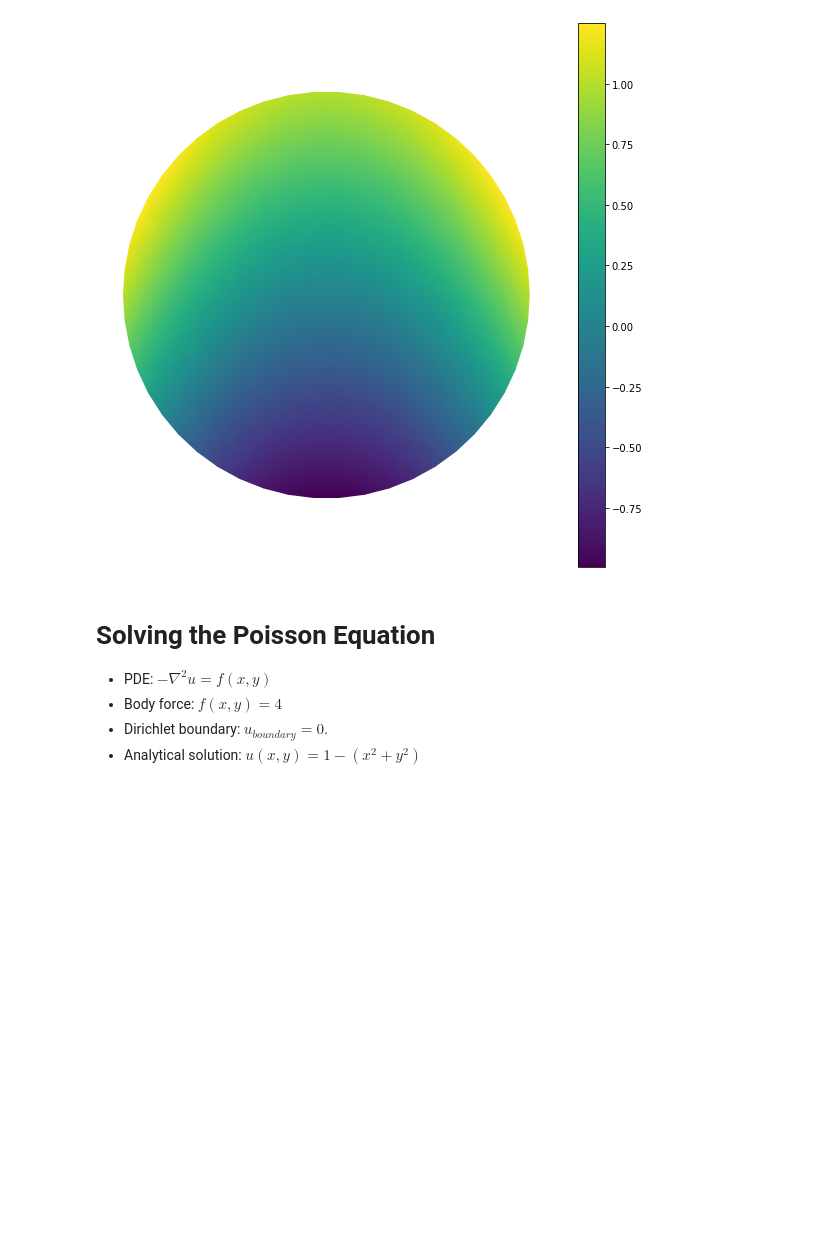
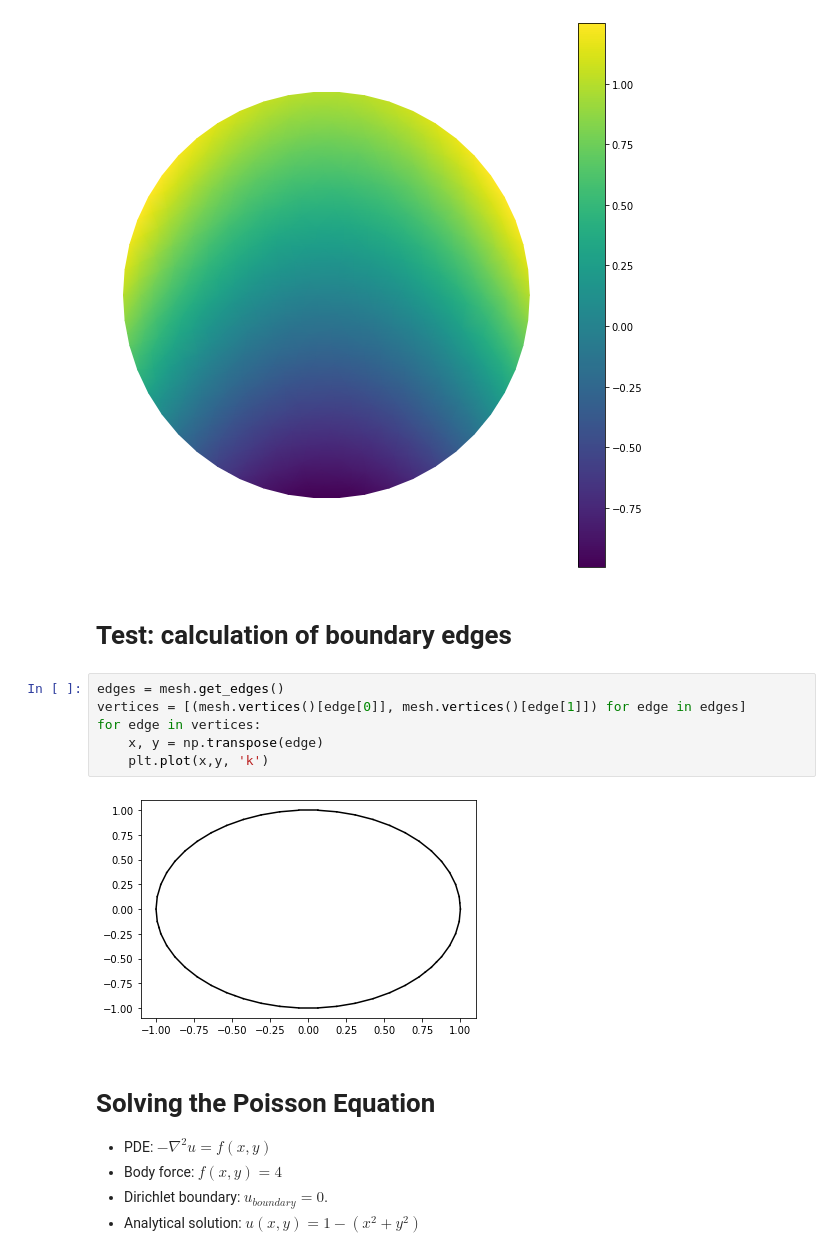
Before and after one commit to JamieJQuinn/gfp-simulator-9000, a Jupyter notebook: Diffusion in a Circle Test.ipynb, the cells around one changed output. Drawn from its saved outputs; the diff is of its cells as text; blank space fills up the shorter version.

Commit message:
Calculation of boundary edges works

```diff
--- a/Diffusion in a Circle Test.ipynb
+++ b/Diffusion in a Circle Test.ipynb
@@ -42,6 +42,16 @@ fig, axis = plt.subplots(figsize=(10,10))
 mesh.plot(soln, axis)
 # %% [output]
 [figure]
+# %% [markdown]
+# Test: calculation of boundary edges
+# %%
+edges = mesh.get_edges()
+vertices = [(mesh.vertices()[edge[0]], mesh.vertices()[edge[1]]) for edge in edges]
+for edge in vertices:
+    x, y = np.transpose(edge)
+    plt.plot(x,y, 'k')
+# %% [output]
+[figure, added]
 # %% [markdown]
 # Solving the Poisson Equation
 
```
Also changed, not shown: parts of 5 cells of this notebook, 1 other file.
